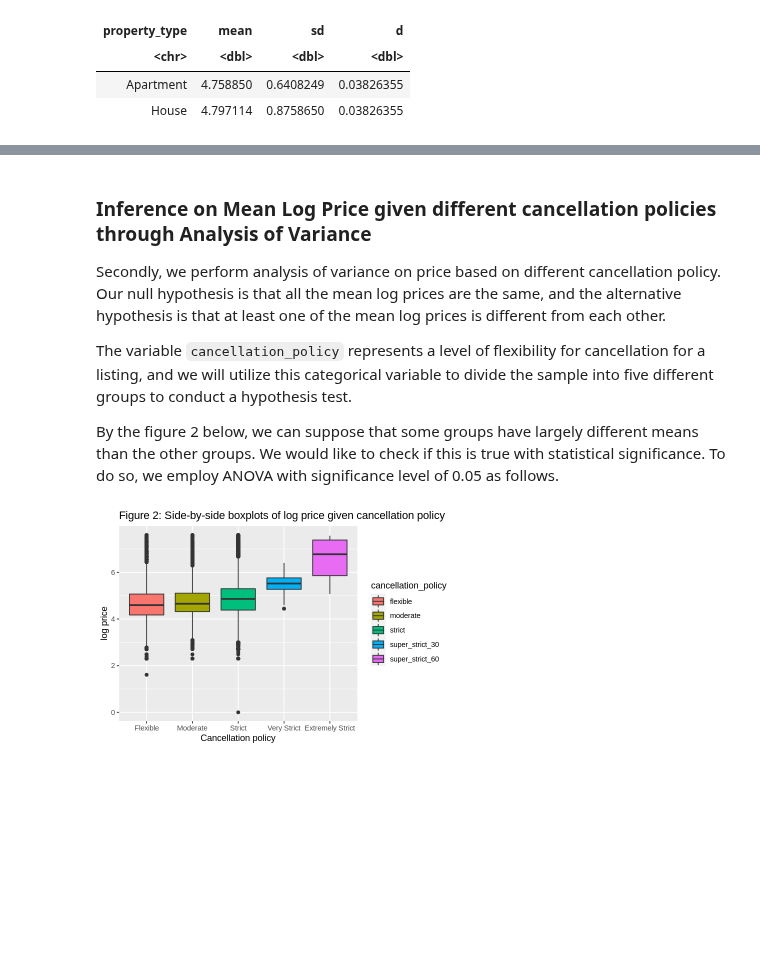
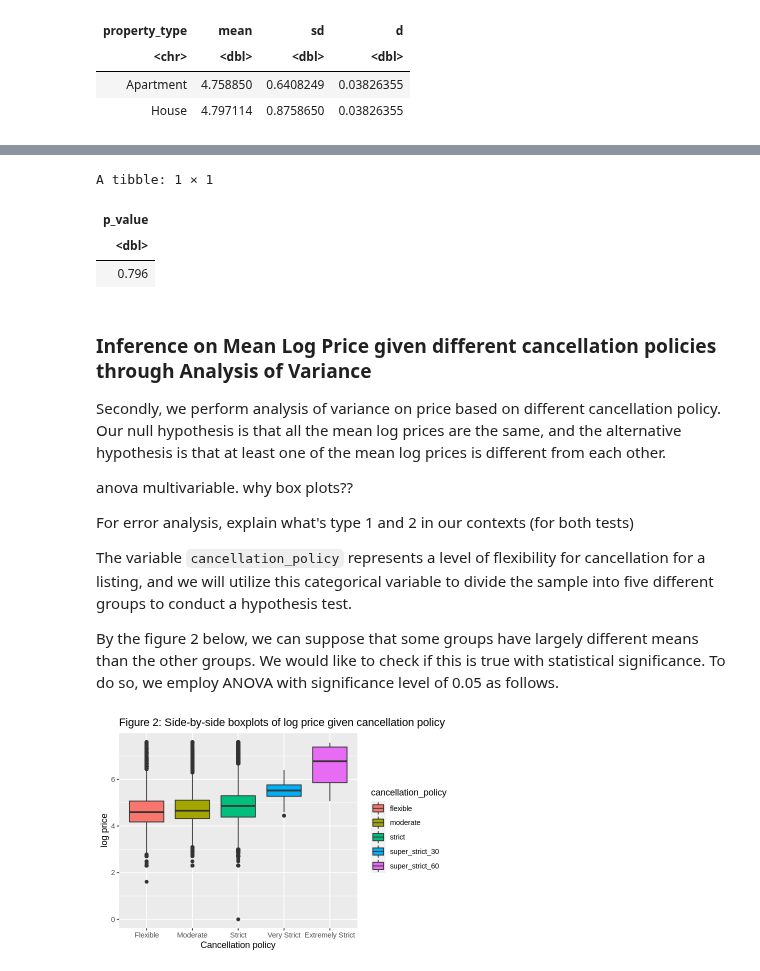
Before and after one commit to takumihoriba/stat201-project, a Jupyter notebook: proposal_final.ipynb, the cells around one changed output, grey strips where cells are left out. Cells and saved outputs as stored; diff of their text form; code cells hidden in the pictures; blank space fills up the shorter version.

Commit message:
boot + anova explanation etc

```diff
--- a/proposal_final.ipynb
+++ b/proposal_final.ipynb
@@ -160,8 +171,34 @@ A tibble: 1 × 10
+# %%
+set.seed(1432) # Do not change this
+
+null_model <-
+    Airbnb_tidy %>%
+    rep_sample_n(size = 10000) |>
+    ungroup() |>
+    select(-replicate) |>
+    specify(formula = log_price ~ property_type)  %>%
+    hypothesize(null = "independence") %>%
+    generate(reps = 1000, type = "bootstrap") %>%
+    calculate(stat = "diff in means", order = c("House", "Apartment")) |>
+    get_p_value(obs_stat = 0.03826355, direction = "right")
+
+
+null_model
+# get_p_value(obs_stat = observed_mean, direction = "right")
+# %% [output]
+A tibble: 1 × 1
+| p_value |
+| <dbl> |
+| 0.796 |
 # %% [markdown]
 ### Inference on Mean Log Price given different cancellation policies through Analysis of Variance
 Secondly, we perform analysis of variance on price based on different cancellation policy.
 Our null hypothesis is that all the mean log prices are the same, and the alternative hypothesis is that at least one of the mean log prices is different from each other.
 
+anova multivariable. why box plots??
+
+For error analysis, explain what's type 1 and 2 in our contexts (for both tests)
+
 The variable `cancellation_policy` represents a level of flexibility for cancellation for a listing, and we will utilize this categorical variable to divide the sample into five different groups to conduct a hypothesis test.
 
 By the figure 2 below, we can suppose that some groups have largely different means than the other groups. We would like to check if this is true with statistical significance. To do so, we employ ANOVA with significance level of 0.05 as follows.
```
Also changed, not shown: parts of 4 cells of this notebook.
